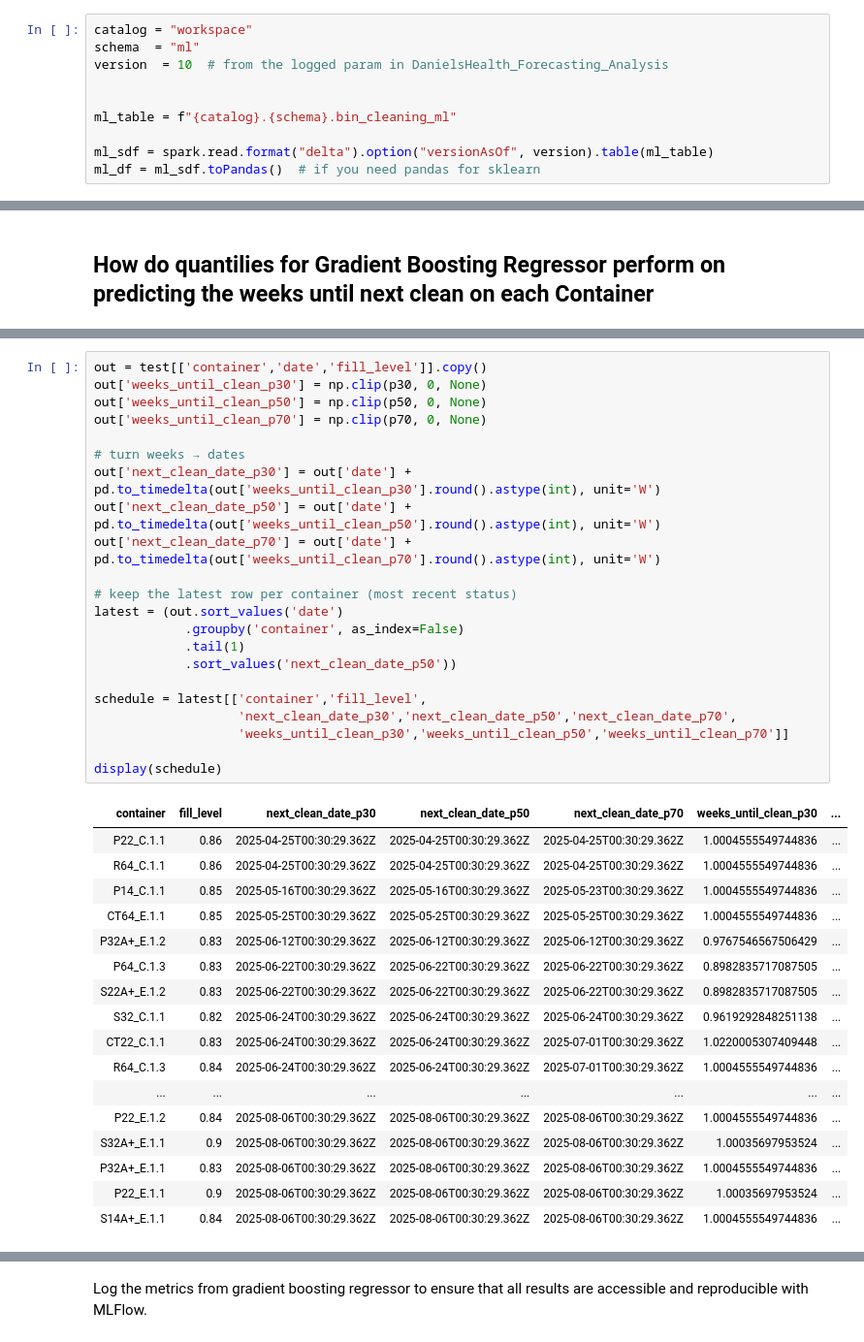
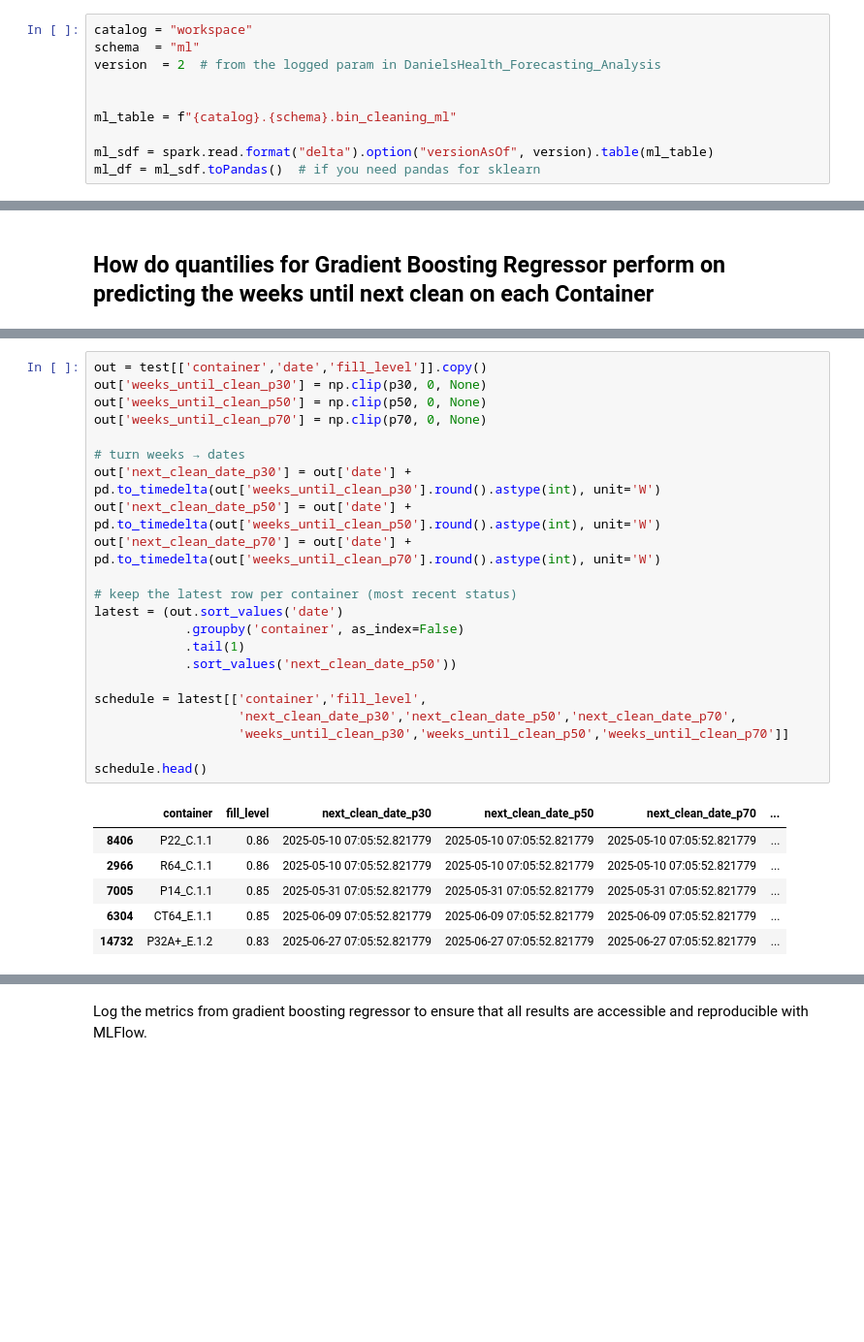
Before and after one commit to mattf4171/forecasting_Containers, a Jupyter notebook: DanielsHealth_MLForecasting.ipynb, the cells around one changed output, grey strips where cells are left out. Shown at 97% size. Saved outputs shown, nothing was run; the diff lists cells and outputs as text; blank space fills up the shorter version.

```diff
--- a/DanielsHealth_MLForecasting.ipynb
+++ b/DanielsHealth_MLForecasting.ipynb
@@ -53,7 +52,7 @@ THRESHOLD = 0.8
 # %%
 catalog = "workspace"
 schema  = "ml"
-version  = 10  # from the logged param in DanielsHealth_Forecasting_Analysis
+version  = 2  # from the logged param in DanielsHealth_Forecasting_Analysis
 
 
 ml_table = f"{catalog}.{schema}.bin_cleaning_ml"
@@ -288,43 +287,32 @@ P70 model MAE (weeks): 0.24
 # %%
 out = test[['container','date','fill_level']].copy()
 out['weeks_until_clean_p30'] = np.clip(p30, 0, None)
 out['weeks_until_clean_p50'] = np.clip(p50, 0, None)
 out['weeks_until_clean_p70'] = np.clip(p70, 0, None)
 
 # turn weeks → dates
 out['next_clean_date_p30'] = out['date'] + pd.to_timedelta(out['weeks_until_clean_p30'].round().astype(int), unit='W')
 out['next_clean_date_p50'] = out['date'] + pd.to_timedelta(out['weeks_until_clean_p50'].round().astype(int), unit='W')
 out['next_clean_date_p70'] = out['date'] + pd.to_timedelta(out['weeks_until_clean_p70'].round().astype(int), unit='W')
 
 # keep the latest row per container (most recent status)
 latest = (out.sort_values('date')
             .groupby('container', as_index=False)
             .tail(1)
             .sort_values('next_clean_date_p50'))
 
 schedule = latest[['container','fill_level',
                    'next_clean_date_p30','next_clean_date_p50','next_clean_date_p70',
                    'weeks_until_clean_p30','weeks_until_clean_p50','weeks_until_clean_p70']]
 
-display(schedule)
+schedule.head()
 # %% [output]
-| container | fill_level | next_clean_date_p30 | next_clean_date_p50 | next_clean_date_p70 | weeks_until_clean_p30 | ... |
-| P22_C.1.1 | 0.86 | 2025-04-25T00:30:29.362Z | 2025-04-25T00:30:29.362Z | 2025-04-25T00:30:29.362Z | 1.0004555549744836 | ... |
-| R64_C.1.1 | 0.86 | 2025-04-25T00:30:29.362Z | 2025-04-25T00:30:29.362Z | 2025-04-25T00:30:29.362Z | 1.0004555549744836 | ... |
-| P14_C.1.1 | 0.85 | 2025-05-16T00:30:29.362Z | 2025-05-16T00:30:29.362Z | 2025-05-23T00:30:29.362Z | 1.0004555549744836 | ... |
-| CT64_E.1.1 | 0.85 | 2025-05-25T00:30:29.362Z | 2025-05-25T00:30:29.362Z | 2025-05-25T00:30:29.362Z | 1.0004555549744836 | ... |
-| P32A+_E.1.2 | 0.83 | 2025-06-12T00:30:29.362Z | 2025-06-12T00:30:29.362Z | 2025-06-12T00:30:29.362Z | 0.9767546567506429 | ... |
-| P64_C.1.3 | 0.83 | 2025-06-22T00:30:29.362Z | 2025-06-22T00:30:29.362Z | 2025-06-22T00:30:29.362Z | 0.8982835717087505 | ... |
-| S22A+_E.1.2 | 0.83 | 2025-06-22T00:30:29.362Z | 2025-06-22T00:30:29.362Z | 2025-06-22T00:30:29.362Z | 0.8982835717087505 | ... |
-| S32_C.1.1 | 0.82 | 2025-06-24T00:30:29.362Z | 2025-06-24T00:30:29.362Z | 2025-06-24T00:30:29.362Z | 0.9619292848251138 | ... |
-| CT22_C.1.1 | 0.83 | 2025-06-24T00:30:29.362Z | 2025-06-24T00:30:29.362Z | 2025-07-01T00:30:29.362Z | 1.0220005307409448 | ... |
-| R64_C.1.3 | 0.84 | 2025-06-24T00:30:29.362Z | 2025-06-24T00:30:29.362Z | 2025-07-01T00:30:29.362Z | 1.0004555549744836 | ... |
-| ... | ... | ... | ... | ... | ... | ... |
-| P22_E.1.2 | 0.84 | 2025-08-06T00:30:29.362Z | 2025-08-06T00:30:29.362Z | 2025-08-06T00:30:29.362Z | 1.0004555549744836 | ... |
-| S32A+_E.1.1 | 0.9 | 2025-08-06T00:30:29.362Z | 2025-08-06T00:30:29.362Z | 2025-08-06T00:30:29.362Z | 1.00035697953524 | ... |
-| P32A+_E.1.1 | 0.83 | 2025-08-06T00:30:29.362Z | 2025-08-06T00:30:29.362Z | 2025-08-06T00:30:29.362Z | 1.0004555549744836 | ... |
-| P22_E.1.1 | 0.9 | 2025-08-06T00:30:29.362Z | 2025-08-06T00:30:29.362Z | 2025-08-06T00:30:29.362Z | 1.00035697953524 | ... |
-| S14A+_E.1.1 | 0.84 | 2025-08-06T00:30:29.362Z | 2025-08-06T00:30:29.362Z | 2025-08-06T00:30:29.362Z | 1.0004555549744836 | ... |
+|  | container | fill_level | next_clean_date_p30 | next_clean_date_p50 | next_clean_date_p70 | ... |
+| 8406 | P22_C.1.1 | 0.86 | 2025-05-10 07:05:52.821779 | 2025-05-10 07:05:52.821779 | 2025-05-10 07:05:52.821779 | ... |
+| 2966 | R64_C.1.1 | 0.86 | 2025-05-10 07:05:52.821779 | 2025-05-10 07:05:52.821779 | 2025-05-10 07:05:52.821779 | ... |
+| 7005 | P14_C.1.1 | 0.85 | 2025-05-31 07:05:52.821779 | 2025-05-31 07:05:52.821779 | 2025-05-31 07:05:52.821779 | ... |
+| 6304 | CT64_E.1.1 | 0.85 | 2025-06-09 07:05:52.821779 | 2025-06-09 07:05:52.821779 | 2025-06-09 07:05:52.821779 | ... |
+| 14732 | P32A+_E.1.2 | 0.83 | 2025-06-27 07:05:52.821779 | 2025-06-27 07:05:52.821779 | 2025-06-27 07:05:52.821779 | ... |
 # %%
 def plot_container_time_to_clean(container_id: str, lookback_weeks: int = 80, show=False):
     """
```
Also changed, not shown: parts of 12 cells of this notebook.
